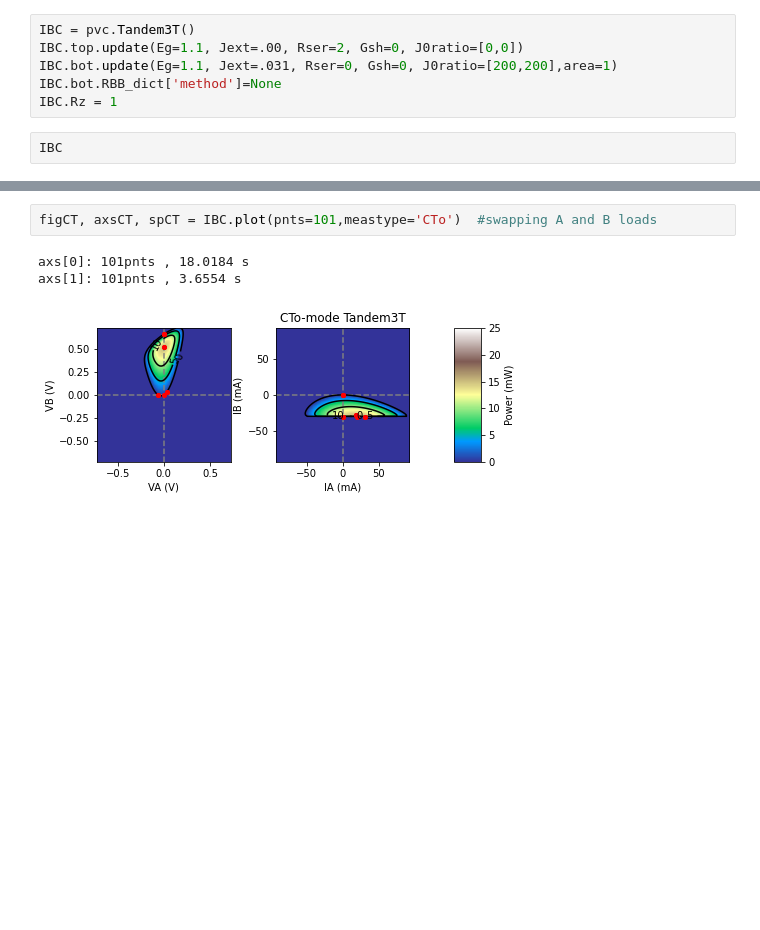
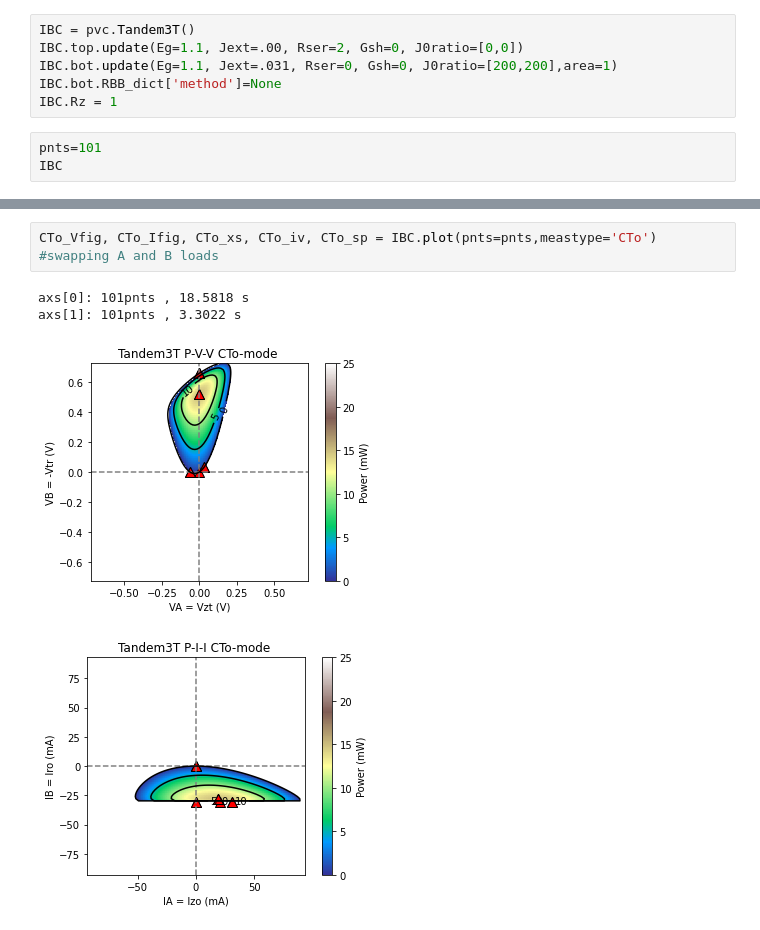
Before and after one commit to NREL/PVcircuit, a Jupyter notebook: notebooks/SiIBC.ipynb, the cells around one changed output, grey strips where cells are left out. Drawn from its saved outputs; the diff is of its cells as text; blank space fills up the shorter version.

```diff
--- a/notebooks/SiIBC.ipynb
+++ b/notebooks/SiIBC.ipynb
@@ -13,6 +13,7 @@ IBC.bot.update(Eg=1.1, Jext=.031, Rser=0, Gsh=0, J0ratio=[200,200],area=1)
 IBC.bot.RBB_dict['method']=None
 IBC.Rz = 1
 # %%
+pnts=101
 IBC
 # %% [output]
 Tandem3T: <tandem.Tandem3T class>
@@ -56,6 +60,7 @@ axs[1]: 101pnts , 3.1477 s
 # %%
-figCT, axsCT, spCT = IBC.plot(pnts=101,meastype='CTo')  #swapping A and B loads
+CTo_Vfig, CTo_Ifig, CTo_xs, CTo_iv, CTo_sp = IBC.plot(pnts=pnts,meastype='CTo')  #swapping A and B loads
 # %% [output]
-axs[0]: 101pnts , 18.0184 s
-axs[1]: 101pnts , 3.6554 s
+axs[0]: 101pnts , 18.5818 s
+axs[1]: 101pnts , 3.3022 s
-[figure, old version]
+[figure, new version]
+[figure, added]
```
Also changed, not shown: parts of 9 cells of this notebook, 6 other files.
